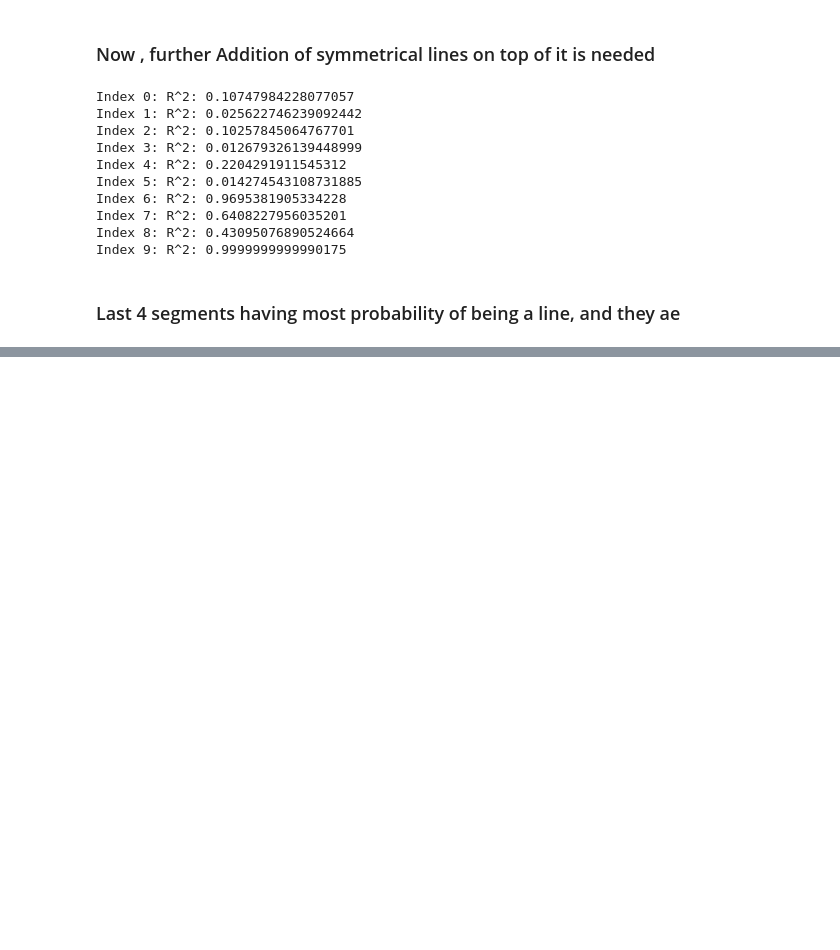
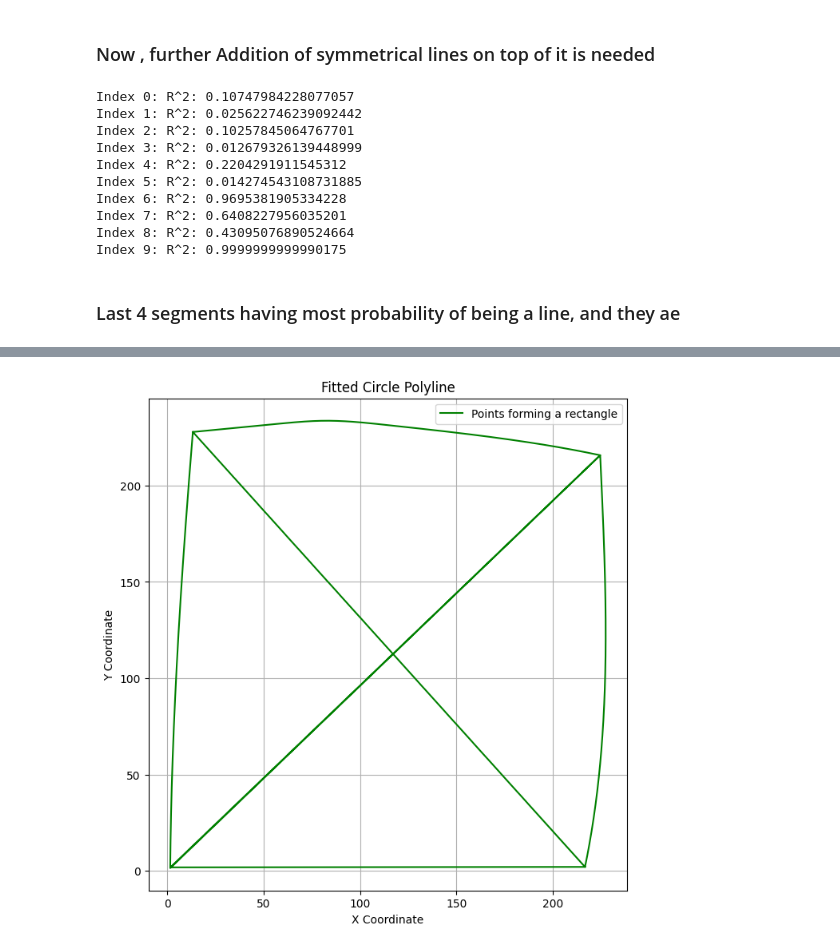
Before and after one commit to theraghavjuneja/curvetopia, a Jupyter notebook: examplestest/figure1solve.ipynb, the cells around one changed output, grey strips where cells are left out. Cells and saved outputs as stored; diff of their text form; code cells hidden in the pictures; blank space fills up the shorter version.

Commit message:
Plotted the points forming a rectangle

```diff
--- a/examplestest/figure1solve.ipynb
+++ b/examplestest/figure1solve.ipynb
@@ -496,0 +543,10 @@ Index 9: R^2: 0.9999999999990175
+# %%
+rectangle_line_1=polylines[6]
+rectangle_line_2=polylines[7]
+rectangle_line_3=polylines[8]
+rectangle_line_4=polylines[9]
+# %%
+rect_1=rectangle_line_1[0]
+rect_2=rectangle_line_2[0]
+rect_3=rectangle_line_3[0]
+rect_4=rectangle_line_4[0]
@@ -496,0 +563,2 @@ Index 9: R^2: 0.9999999999990175
+# %%
+concatenated_rectange=np.concatenate([rect_1,rect_2,rect_3,rect_4])
@@ -496,0 +575,13 @@ Index 9: R^2: 0.9999999999990175
+# %%
+plt.figure(figsize=(8, 8))
+plt.plot(concatenated_rectange[:, 0], concatenated_rectange[:, 1], 'g-', label='Points forming a rectangle')
+
+plt.gca().set_aspect('equal', adjustable='box')
+plt.title('Fitted Circle Polyline')
+plt.xlabel('X Coordinate')
+plt.ylabel('Y Coordinate')
+plt.legend()
+plt.grid(True)
+plt.show()
+# %% [output]
+[figure, added]
```
Also changed, not shown: parts of 8 cells of this notebook.
